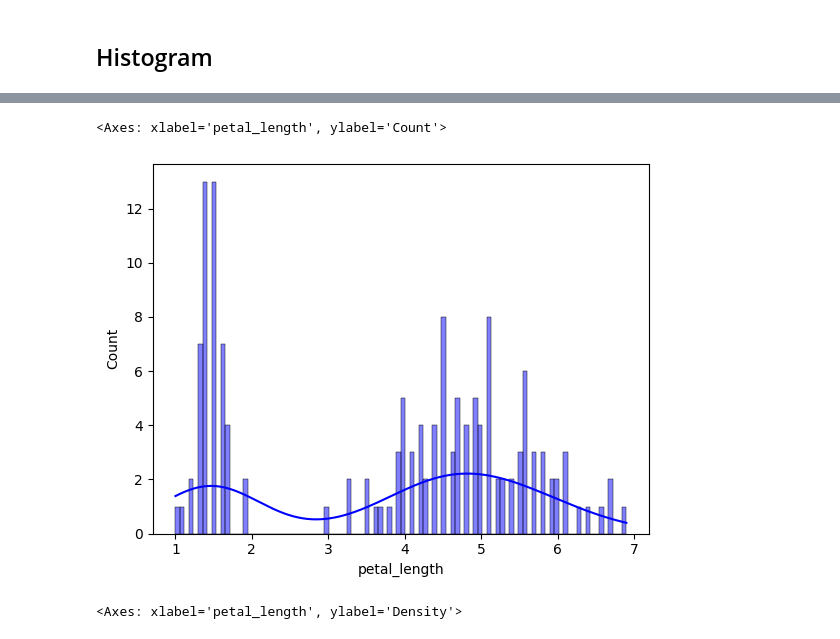
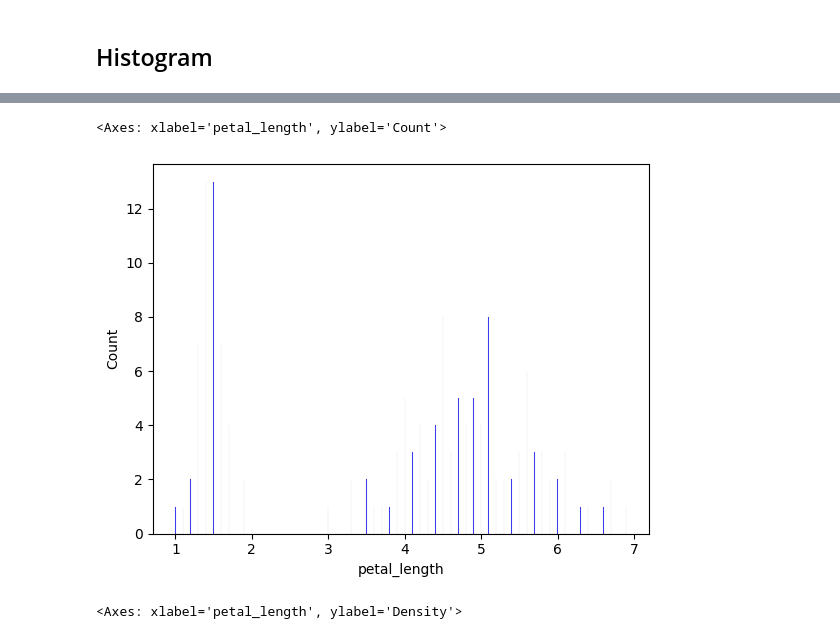
Before and after one commit to NehaArya784/AIML_Course, a Jupyter notebook: Day_16&17-Data_Visualization2.ipynb, the cells around one changed output, grey strips where cells are left out. Cells and saved outputs as stored; diff of their text form; code cells hidden in the pictures.

```diff
--- a/Day_16&17-Data_Visualization2.ipynb
+++ b/Day_16&17-Data_Visualization2.ipynb
@@ -104,10 +104,10 @@ memory usage: 6.0+ KB
 
 [150 rows x 5 columns]>
 # %%
-sns.histplot(data=iris,x='petal_length',bins=100,kde=True,color='blue')
+sns.histplot(data=iris,x='petal_length',bins=1000,color='blue')
 # %% [output]
 <Axes: xlabel='petal_length', ylabel='Count'>
-[figure, old version]
+[figure, new version]
 # %%
 sns.kdeplot(data=iris,x='petal_length',hue='species',color='red',fill=True,alpha=0.5)
 # %% [output]
```
Also changed, not shown: 5 other files.
